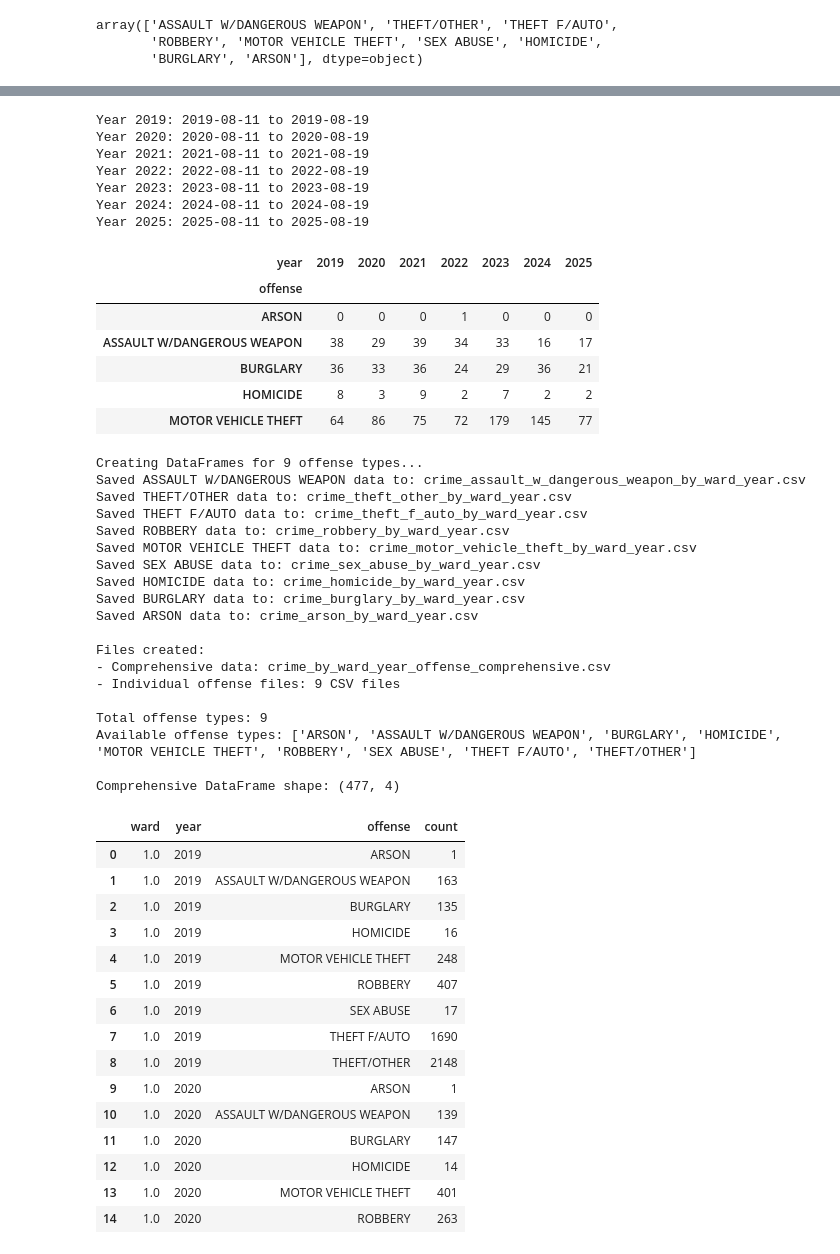
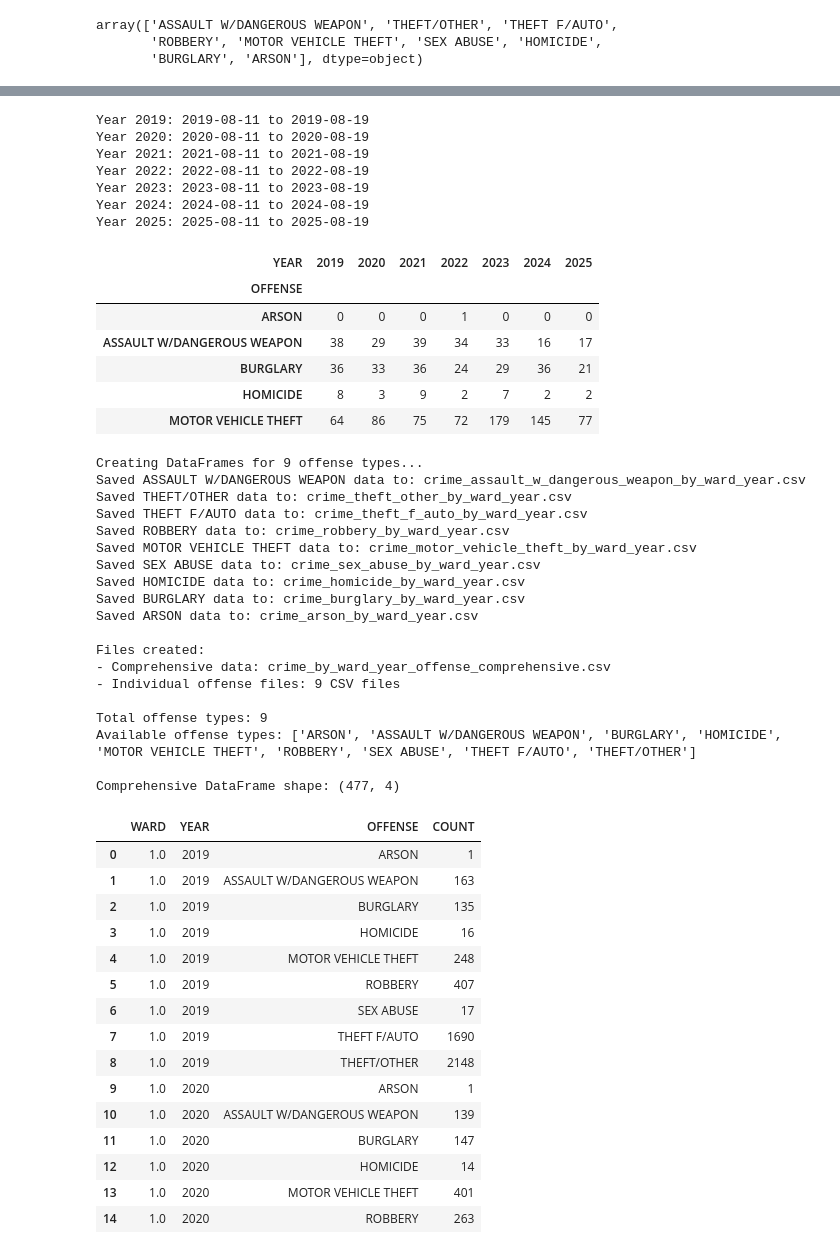
Before and after one commit to jkelly3rd/dc_crime, a Jupyter notebook: notebooks/dc_crime_incidents.ipynb, the cells around one changed output, grey strips where cells are left out. Drawn from its saved outputs; the diff is of its cells as text; code cells hidden in the pictures.

```diff
--- a/notebooks/dc_crime_incidents.ipynb
+++ b/notebooks/dc_crime_incidents.ipynb
@@ -18,20 +18,20 @@ crime_incidents = pd.concat(dfs, ignore_index=True).drop_duplicates()
 # %% [output]
 Found CSV files: ['../data/raw/Crime_Incidents_in_2019.csv', '../data/raw/Crime_Incidents_in_2020.csv', '../data/raw/Crime_Incidents_in_2021.csv', '../data/raw/Crime_Incidents_in_2022.csv', '../data/r ...
 # %%
-# Standardize column names in crime_incidents DataFrame (lowercase, underscores)
-crime_incidents.columns = [col.strip().lower().replace(' ', '_') for col in crime_incidents.columns]
+# Standardize column names in crime_incidents DataFrame (uppercase, underscores)
+crime_incidents.columns = [col.strip().upper().replace(' ', '_') for col in crime_incidents.columns]
 
-# rename report_dat as report_date
-crime_incidents = crime_incidents.rename(columns={'report_dat': 'report_date'})
+# Rename REPORT_DAT as REPORT_DATE
+crime_incidents = crime_incidents.rename(columns={'REPORT_DAT': 'REPORT_DATE'})
 
-# reformat report_date to datetime
-crime_incidents['report_date'] = pd.to_datetime(crime_incidents['report_date'], errors='coerce')
-# also start date and end date
-crime_incidents['start_date'] = pd.to_datetime(crime_incidents['start_date'], errors='coerce')
-crime_incidents['end_date'] = pd.to_datetime(crime_incidents['end_date'], errors='coerce')
+# Reformat REPORT_DATE to datetime
+crime_incidents['REPORT_DATE'] = pd.to_datetime(crime_incidents['REPORT_DATE'], errors='coerce')
+# Also START_DATE and END_DATE
+crime_incidents['START_DATE'] = pd.to_datetime(crime_incidents['START_DATE'], errors='coerce')
+crime_incidents['END_DATE'] = pd.to_datetime(crime_incidents['END_DATE'], errors='coerce')
 
-# add a new column called year drawn from report_date without any numbers after decimal
-crime_incidents['year'] = crime_incidents['report_date'].dt.year.astype(str)
+# Add a new column called YEAR drawn from REPORT_DATE without any numbers after decimal
+crime_incidents['YEAR'] = crime_incidents['REPORT_DATE'].dt.year.astype(str)
 
 # Show standardized column names
 crime_incidents.columns.tolist()
@@ -165,7 +177,7 @@ Year 2025: 2025-01-01 to 2025-08-19
 | MOTOR VEHICLE THEFT | 1316 | 1793 | 2097 | 2157 | 4620 | 3047 | 2979 |
 # %%
 # Repeat the above but use August 11 as the low date
-max_2025_date = crime_incidents.loc[crime_incidents['year'] == '2025', 'report_date'].max()
+max_2025_date = crime_incidents.loc[crime_incidents['YEAR'] == '2025', 'REPORT_DATE'].max()
 min_2025_date = pd.Timestamp(year=2025, month=8, day=11)
 if pd.isnull(max_2025_date) or pd.isnull(min_2025_date):
     raise ValueError("No valid dates found for 2025 in the dataset.")
@@ -174,15 +186,15 @@ min_md = (min_2025_date.month, min_2025_date.day)
 max_md = (max_2025_date.month, max_2025_date.day)
 # Filter for incidents in each year between min_md and max_md (month/day only)
 def is_within_period(row):
-    if pd.isnull(row['report_date']):
+    if pd.isnull(row['REPORT_DATE']):
         return False
-    md = (row['report_date'].month, row['report_date'].day)
+    md = (row['REPORT_DATE'].month, row['REPORT_DATE'].day)
     return (md >= min_md) and (md <= max_md)
 filtered = crime_incidents[crime_incidents.apply(is_within_period, axis=1)]
 # Only keep years 2019-2025
-filtered = filtered[filtered['year'].isin([str(y) for y in range(2019, 2026)])]
+filtered = filtered[filtered['YEAR'].isin([str(y) for y in range(2019, 2026)])]
 # Pivot: offenses as rows, years as columns
-crime_offense_since_aug11 = filtered.groupby(['offense', 'year']).size().unstack(fill_value=0)
+crime_offense_since_aug11 = filtered.groupby(['OFFENSE', 'YEAR']).size().unstack(fill_value=0)
 
 # Print the date range used for each year
 for year in range(2019, 2026):
@@ -197,8 +209,8 @@ Year 2022: 2022-08-11 to 2022-08-19
 Year 2023: 2023-08-11 to 2023-08-19
 Year 2024: 2024-08-11 to 2024-08-19
 Year 2025: 2025-08-11 to 2025-08-19
-| year | 2019 | 2020 | 2021 | 2022 | 2023 | 2024 | 2025 |
-| offense |  |  |  |  |  |  |  |
+| YEAR | 2019 | 2020 | 2021 | 2022 | 2023 | 2024 | 2025 |
+| OFFENSE |  |  |  |  |  |  |  |
 | ARSON | 0 | 0 | 0 | 1 | 0 | 0 | 0 |
 | ASSAULT W/DANGEROUS WEAPON | 38 | 29 | 39 | 34 | 33 | 16 | 17 |
 | BURGLARY | 36 | 33 | 36 | 24 | 29 | 36 | 21 |
@@ -206,20 +218,23 @@ Year 2025: 2025-08-11 to 2025-08-19
 | MOTOR VEHICLE THEFT | 64 | 86 | 75 | 72 | 179 | 145 | 77 |
 # %%
 # Create a comprehensive DataFrame showing crime counts by offense type, ward, and year
-crime_by_ward_year_offense = crime_incidents.groupby(['ward', 'year', 'offense']).size().reset_index(name='count')
+crime_by_ward_year_offense = crime_incidents.groupby(['WARD', 'YEAR', 'OFFENSE']).size().reset_index(name='COUNT')
 
 # Create separate DataFrames for each offense type by ward and year
-offense_types = crime_incidents['offense'].unique()
+offense_types = crime_incidents['OFFENSE'].unique()
 offense_dataframes = {}
 
 print(f"Creating DataFrames for {len(offense_types)} offense types...")
 
 for offense in offense_types:
     # Filter data for this specific offense
-    offense_data = crime_incidents[crime_incidents['offense'] == offense]
+    offense_data = crime_incidents[crime_incidents['OFFENSE'] == offense]
 
     # Create pivot table: wards as rows, years as columns
-    offense_pivot = offense_data.groupby(['ward', 'year']).size().unstack(fill_value=0)
+    offense_pivot = offense_data.groupby(['WARD', 'YEAR']).size().unstack(fill_value=0)
+
+    # Convert ward numbers to integers for cleaner display (removes decimal points)
+    offense_pivot.index = offense_pivot.index.astype(int)
 
     # Store in dictionary
     offense_dataframes[offense] = offense_pivot
@@ -237,34 +252,34 @@ crime_by_ward_year_offense.to_csv(comprehensive_file, index=False)
 
 print(f"\nFiles created:")
 print(f"- Comprehensive data: crime_by_ward_year_offense_comprehensive.csv")
 print(f"- Individual offense files: {len(offense_types)} CSV files")
 print(f"\nTotal offense types: {len(offense_types)}")
 print(f"Available offense types: {sorted(offense_types)}")
 
 # Display sample of comprehensive data
 print(f"\nComprehensive DataFrame shape: {crime_by_ward_year_offense.shape}")
 crime_by_ward_year_offense.head(15)
 # %% [output]
 Creating DataFrames for 9 offense types...
 Saved ASSAULT W/DANGEROUS WEAPON data to: crime_assault_w_dangerous_weapon_by_ward_year.csv
 Saved THEFT/OTHER data to: crime_theft_other_by_ward_year.csv
 Saved THEFT F/AUTO data to: crime_theft_f_auto_by_ward_year.csv
 Saved ROBBERY data to: crime_robbery_by_ward_year.csv
 Saved MOTOR VEHICLE THEFT data to: crime_motor_vehicle_theft_by_ward_year.csv
 Saved SEX ABUSE data to: crime_sex_abuse_by_ward_year.csv
 Saved HOMICIDE data to: crime_homicide_by_ward_year.csv
 Saved BURGLARY data to: crime_burglary_by_ward_year.csv
 Saved ARSON data to: crime_arson_by_ward_year.csv
 
 Files created:
 - Comprehensive data: crime_by_ward_year_offense_comprehensive.csv
 - Individual offense files: 9 CSV files
 
 Total offense types: 9
 Available offense types: ['ARSON', 'ASSAULT W/DANGEROUS WEAPON', 'BURGLARY', 'HOMICIDE', 'MOTOR VEHICLE THEFT', 'ROBBERY', 'SEX ABUSE', 'THEFT F/AUTO', 'THEFT/OTHER']
 
 Comprehensive DataFrame shape: (477, 4)
-|  | ward | year | offense | count |
+|  | WARD | YEAR | OFFENSE | COUNT |
 | 0 | 1.0 | 2019 | ARSON | 1 |
 | 1 | 1.0 | 2019 | ASSAULT W/DANGEROUS WEAPON | 163 |
 | 2 | 1.0 | 2019 | BURGLARY | 135 |
```
Also changed, not shown: parts of 10 cells of this notebook, 28 other files.
